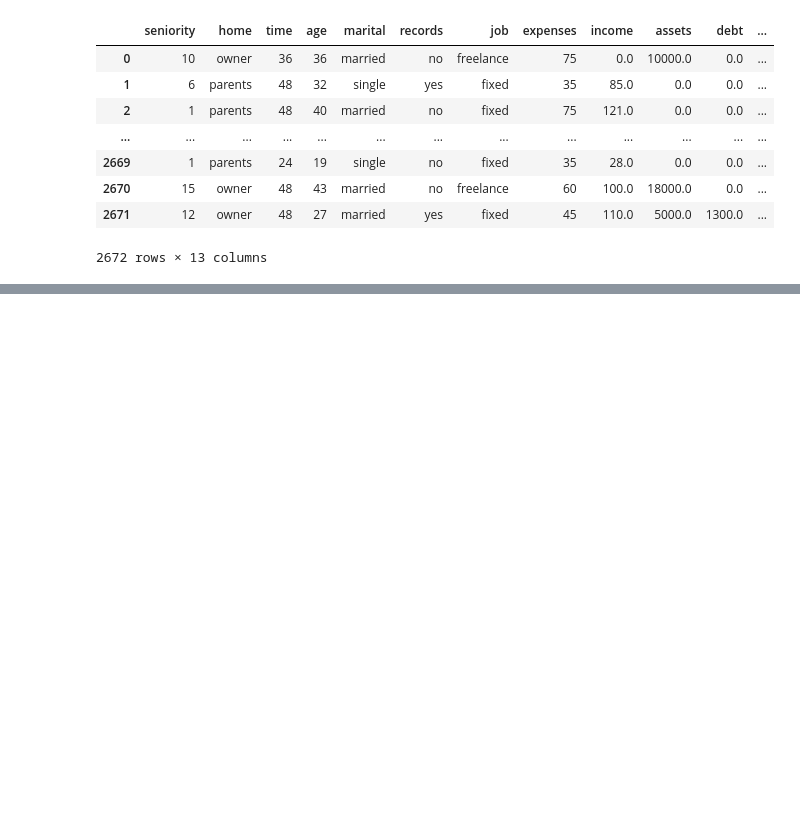
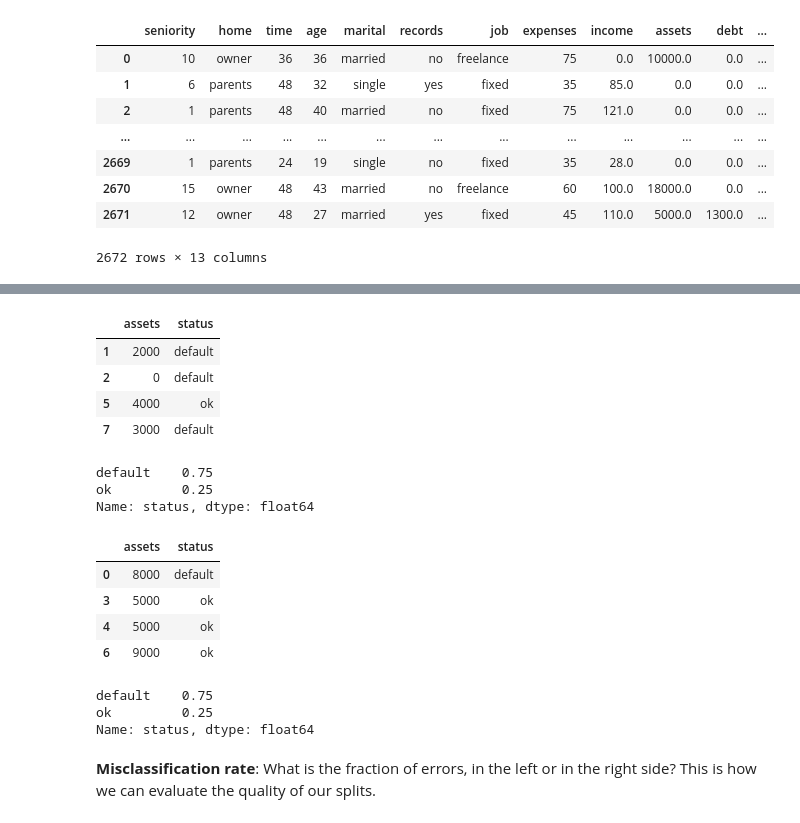
Before and after one commit to bhasarma/mlcoursezoom-camp, a Jupyter notebook: WK06-decision-trees/WEEK-06-notebook.ipynb, the cells around one changed output, grey strips where cells are left out. Drawn from its saved outputs; the diff is of its cells as text; code cells hidden in the pictures; blank space fills up the shorter version.

```diff
--- a/WK06-decision-trees/WEEK-06-notebook.ipynb
+++ b/WK06-decision-trees/WEEK-06-notebook.ipynb
@@ -308,0 +535,29 @@ df_train
+# %%
+T = 4000
+df_left = df_example[df_example.assets <= T]
+df_right = df_example[df_example.assets > T]
+
+display(df_left)
+print(df_left.status.value_counts(normalize=True))
+display(df_right)
+print(df_left.status.value_counts(normalize=True))
+# %% [output]
+|  | assets | status |
+| 1 | 2000 | default |
+| 2 | 0 | default |
+| 5 | 4000 | ok |
+| 7 | 3000 | default |
+default    0.75
+ok         0.25
+Name: status, dtype: float64
+|  | assets | status |
+| 0 | 8000 | default |
+| 3 | 5000 | ok |
+| 4 | 5000 | ok |
+| 6 | 9000 | ok |
+default    0.75
+ok         0.25
+Name: status, dtype: float64
+# %% [markdown]
+**Misclassification rate**: What is the fraction of errors, in the left or in the right side?
+This is how we can evaluate the quality of our splits.
```
Also changed, not shown: parts of 38 cells of this notebook.
